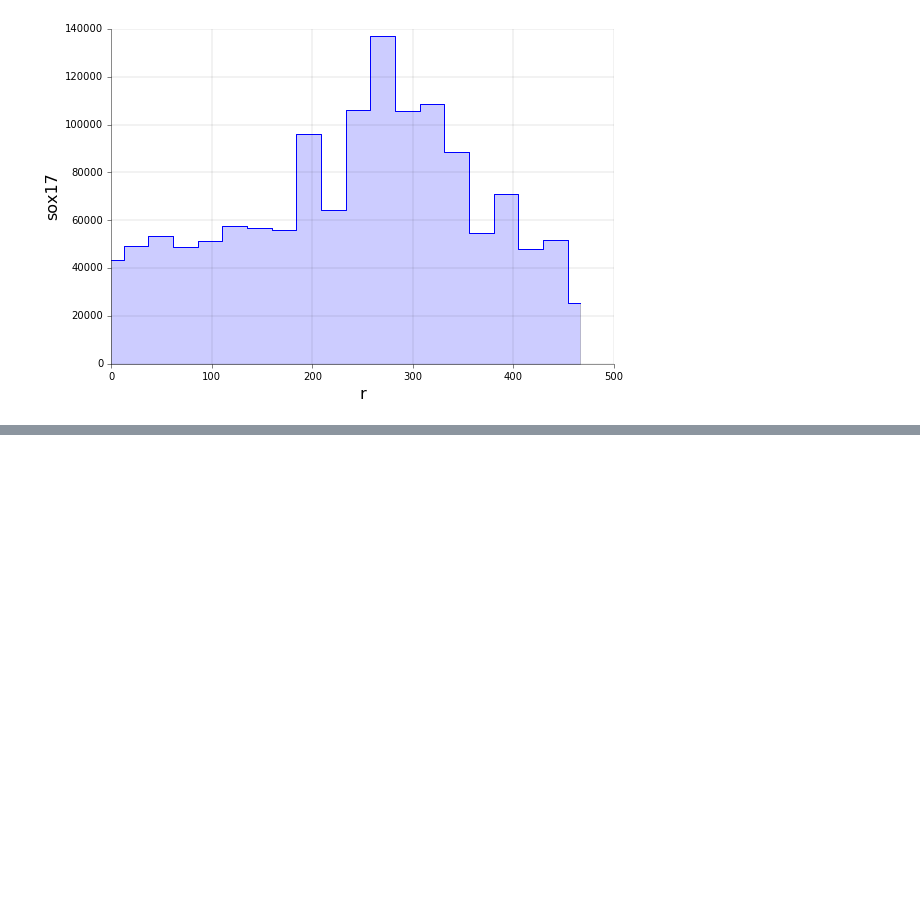
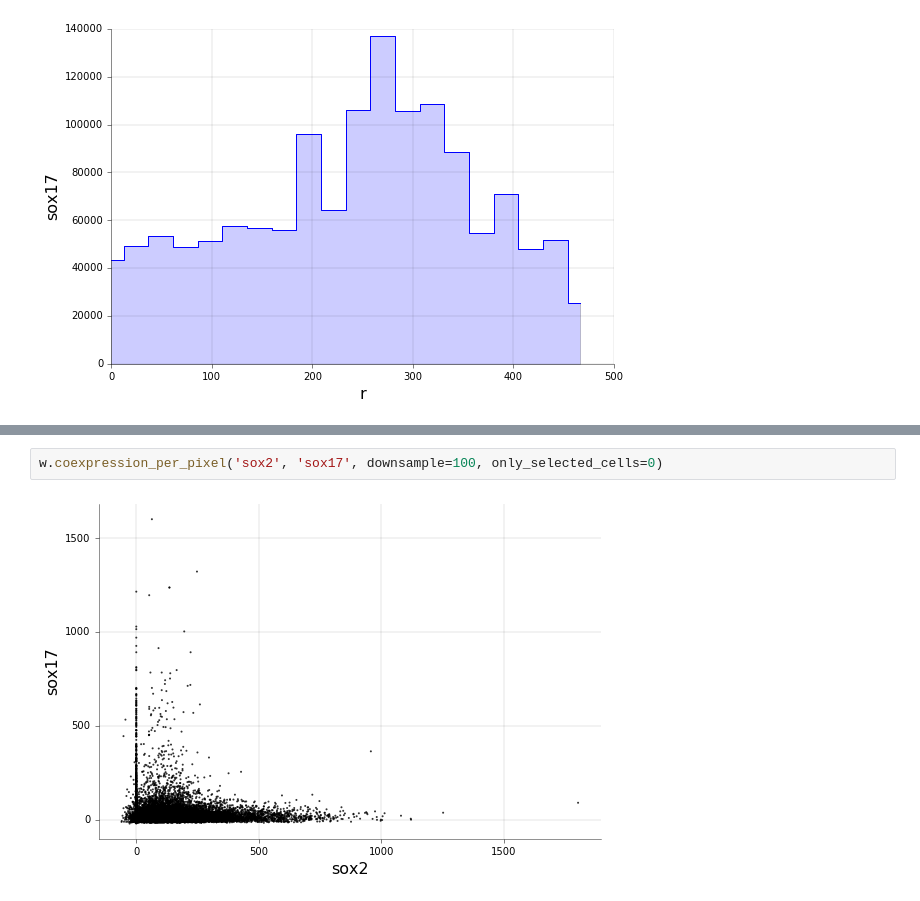
Before and after one commit to jjmetzger/stemcell_segmentation, a Jupyter notebook: watershed3d.ipynb, the cells around one changed output, grey strips where cells are left out. Drawn from its saved outputs; the diff is of its cells as text; blank space fills up the shorter version.

```diff
--- a/watershed3d.ipynb
+++ b/watershed3d.ipynb
@@ -142,3 +156,7 @@ watershed3d.nice_spines(ax)
+# %%
+w.coexpression_per_pixel('sox2', 'sox17', downsample=100, only_selected_cells=0)
+# %% [output]
+[figure, added]
 # %%
 ch1 = w.df['sox17'][w.df.good_nuclei].values
 ch2 = w.df['bra'][w.df.good_nuclei].values
```
Also changed, not shown: parts of 7 cells of this notebook, 2 other files.
